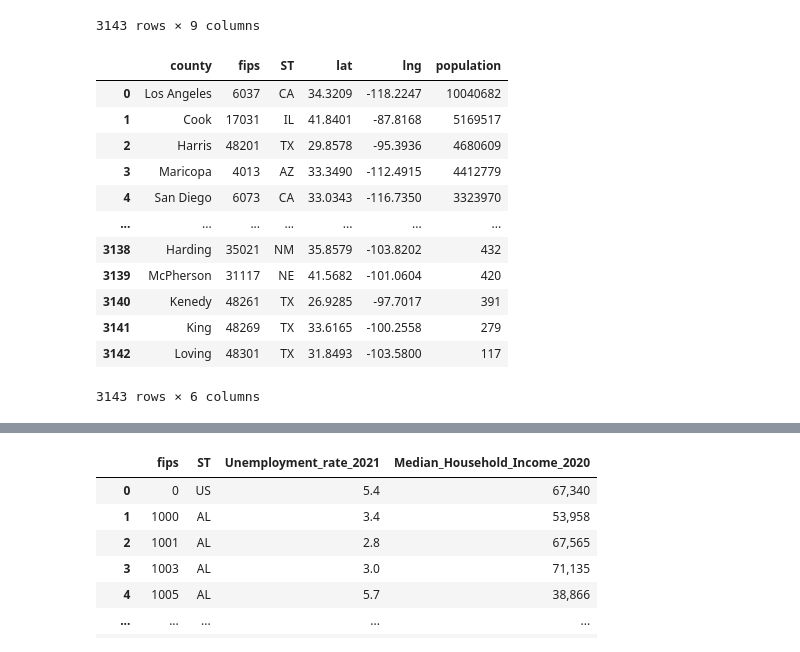
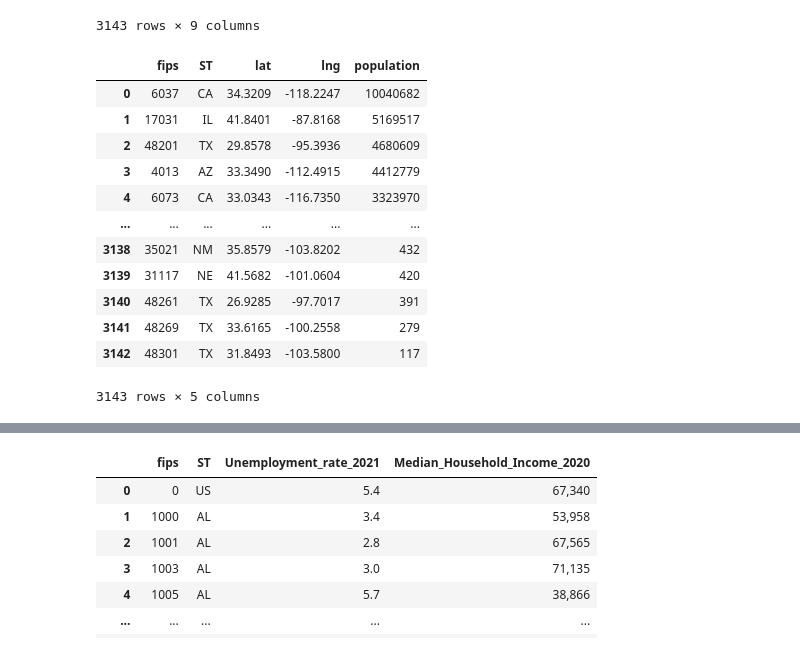
Before and after one commit to josephrodini/COVID-project, a Jupyter notebook: COVID_data_cleaning.ipynb, the cells around one changed output, grey strips where cells are left out. Cells and saved outputs as stored; diff of their text form; code cells hidden in the pictures.

Commit message:
Cleaned data and made SQL tables.

```diff
--- a/COVID_data_cleaning.ipynb
+++ b/COVID_data_cleaning.ipynb
@@ -260,21 +325,21 @@ Lat_Long_df
 3143 rows × 9 columns
 # %%
 ## Choosing the columns I want from lat long
-Lat_Long_df = Lat_Long_df[["county","fips","ST","lat","lng","population"]]
+Lat_Long_df = Lat_Long_df[["fips","ST","lat","lng","population"]]
 Lat_Long_df
 # %% [output]
-|  | county | fips | ST | lat | lng | population |
-| 0 | Los Angeles | 6037 | CA | 34.3209 | -118.2247 | 10040682 |
-| 1 | Cook | 17031 | IL | 41.8401 | -87.8168 | 5169517 |
-| 2 | Harris | 48201 | TX | 29.8578 | -95.3936 | 4680609 |
-| 3 | Maricopa | 4013 | AZ | 33.3490 | -112.4915 | 4412779 |
-| 4 | San Diego | 6073 | CA | 33.0343 | -116.7350 | 3323970 |
-| ... | ... | ... | ... | ... | ... | ... |
-| 3138 | Harding | 35021 | NM | 35.8579 | -103.8202 | 432 |
-| 3139 | McPherson | 31117 | NE | 41.5682 | -101.0604 | 420 |
-| 3140 | Kenedy | 48261 | TX | 26.9285 | -97.7017 | 391 |
-| 3141 | King | 48269 | TX | 33.6165 | -100.2558 | 279 |
-| 3142 | Loving | 48301 | TX | 31.8493 | -103.5800 | 117 |
+|  | fips | ST | lat | lng | population |
+| 0 | 6037 | CA | 34.3209 | -118.2247 | 10040682 |
+| 1 | 17031 | IL | 41.8401 | -87.8168 | 5169517 |
+| 2 | 48201 | TX | 29.8578 | -95.3936 | 4680609 |
+| 3 | 4013 | AZ | 33.3490 | -112.4915 | 4412779 |
+| 4 | 6073 | CA | 33.0343 | -116.7350 | 3323970 |
+| ... | ... | ... | ... | ... | ... |
+| 3138 | 35021 | NM | 35.8579 | -103.8202 | 432 |
+| 3139 | 31117 | NE | 41.5682 | -101.0604 | 420 |
+| 3140 | 48261 | TX | 26.9285 | -97.7017 | 391 |
+| 3141 | 48269 | TX | 33.6165 | -100.2558 | 279 |
+| 3142 | 48301 | TX | 31.8493 | -103.5800 | 117 |
-3143 rows × 6 columns
+3143 rows × 5 columns
 # %%
 # Exporting lat long as it is now finalized
```
Also changed, not shown: parts of 20 cells of this notebook, 6 other files.
